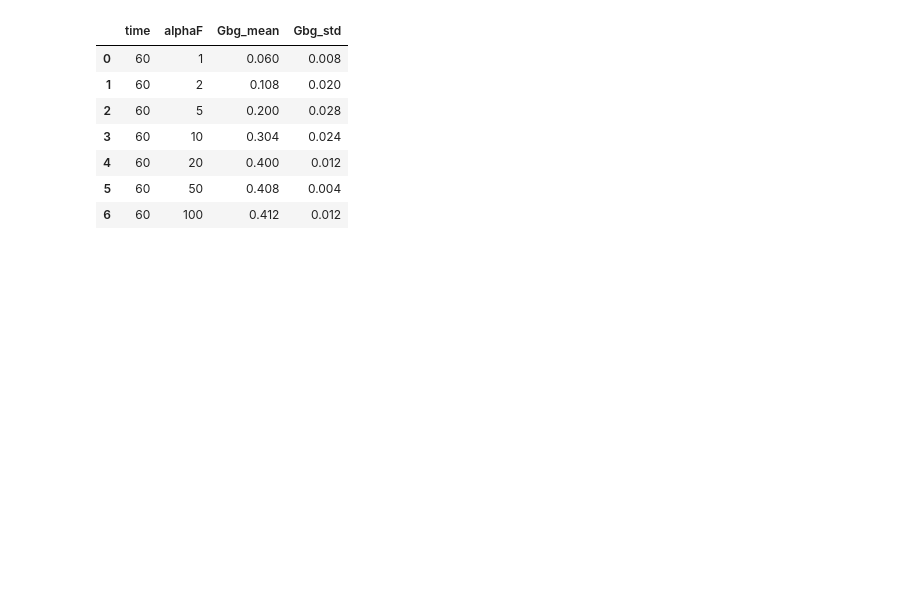
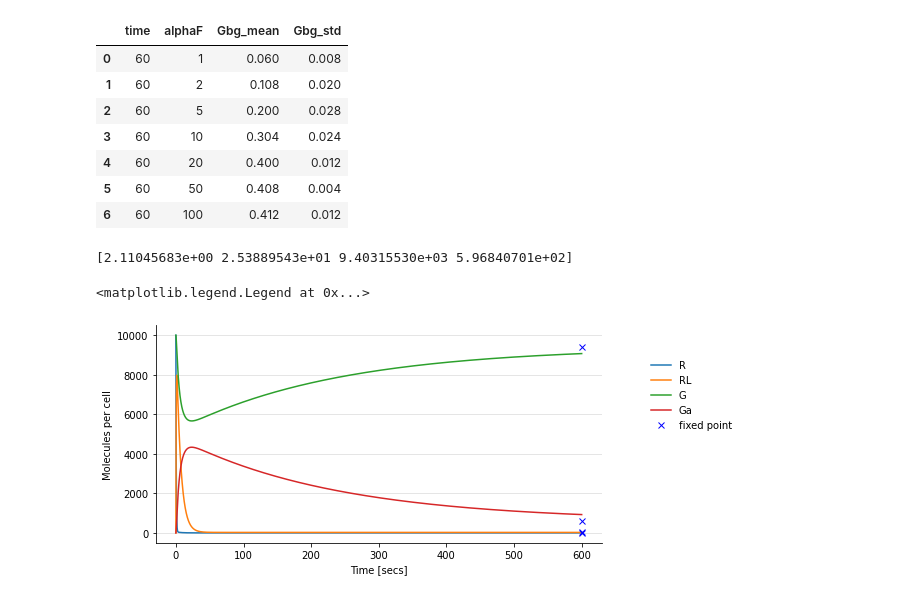
Before and after one commit to Jan-Piotraschke/fachkurs_systembiology, a Jupyter notebook: main.ipynb, the cells around one changed output. Saved outputs shown, nothing was run; the diff lists cells and outputs as text; code cells hidden in the pictures; blank space fills up the shorter version.

```diff
--- a/main.ipynb
+++ b/main.ipynb
@@ -73,3 +75,24 @@ def solve_ode_system(current_state, t, k_Gd, L) -> list:
 
     return [dR_dt, dRL_dt, dG_dt, dGa_dt]
+# %%
+def fixpoints(current_state, k_Gd, L) -> list:
+    """
+
+    :param current_state: current state of the ODE system
+    :param parameter: rate constant for G protein deactivation
+    :return: return fix points
+    """
+    R, RL, G, Ga = current_state
+
+    # algebraic equations:
+    Gd = Gt - G - Ga  # Galpha-GDP
+    Gbg = Gt - G  # free Gbetagamma
+
+    # the ODEs ahead:
+    dR_dt = -k_RL*L*R + k_RLm*RL - k_Rd0*R + k_Rs  # free receptor
+    dRL_dt = k_RL*L*R - k_RLm*RL - k_Rd1*RL  # receptor bound to ligand
+    dG_dt = -k_Ga*RL*G + k_G1*Gd*Gbg  # inactive heterotrimeric G protein
+    dGa_dt = k_Ga*RL*G - k_Gd*Ga  # active Galpha-GTP
+
+    return [dR_dt, dRL_dt, dG_dt, dGa_dt]
 # %%
@@ -93,4 +117,21 @@ for L_var in data_wet_5B.alphaF:  # nM alpha-factor
     data = pd.DataFrame(odeint(solve_ode_system, S0, time, args=(k_Gd, L_var*10**-3)), columns=['R', 'RL', 'G', 'Ga'], index=time)
     dose_response[L_var] = data.loc[[60.00]].Ga.iloc[0]  # get Ga value for t=60s
     # data.plot()
+# %%
+newFixPoint = fsolve(fixpoints, np.array(S0)*0.1, args=(k_Gd, L_alpha)).round(8)
+print(newFixPoint)
+fig, ax = plt.subplots(figsize=(8, 4)) #, ncols=2)
+# Hide the right and top spines
+ax.yaxis.grid(alpha=0.4)
+ax.spines['right'].set_visible(False)
+ax.spines['top'].set_visible(False)
+ax.plot(time,solution, label=solution.columns)
+ax.errorbar([time_stop]*4, newFixPoint, fmt='x', color='blue', label='fixed point')  # the wet data
+ax.set_xlabel('Time [secs]')
+ax.set_ylabel('Molecules per cell')
+plt.legend(loc=(1.1,0.5), frameon=False)
+# %% [output]
+[2.11045683e+00 2.53889543e+01 9.40315530e+03 5.96840701e+02]
+<matplotlib.legend.Legend at 0x...>
+[figure, added]
 # %%
```
Also changed, not shown: parts of 6 cells of this notebook.
